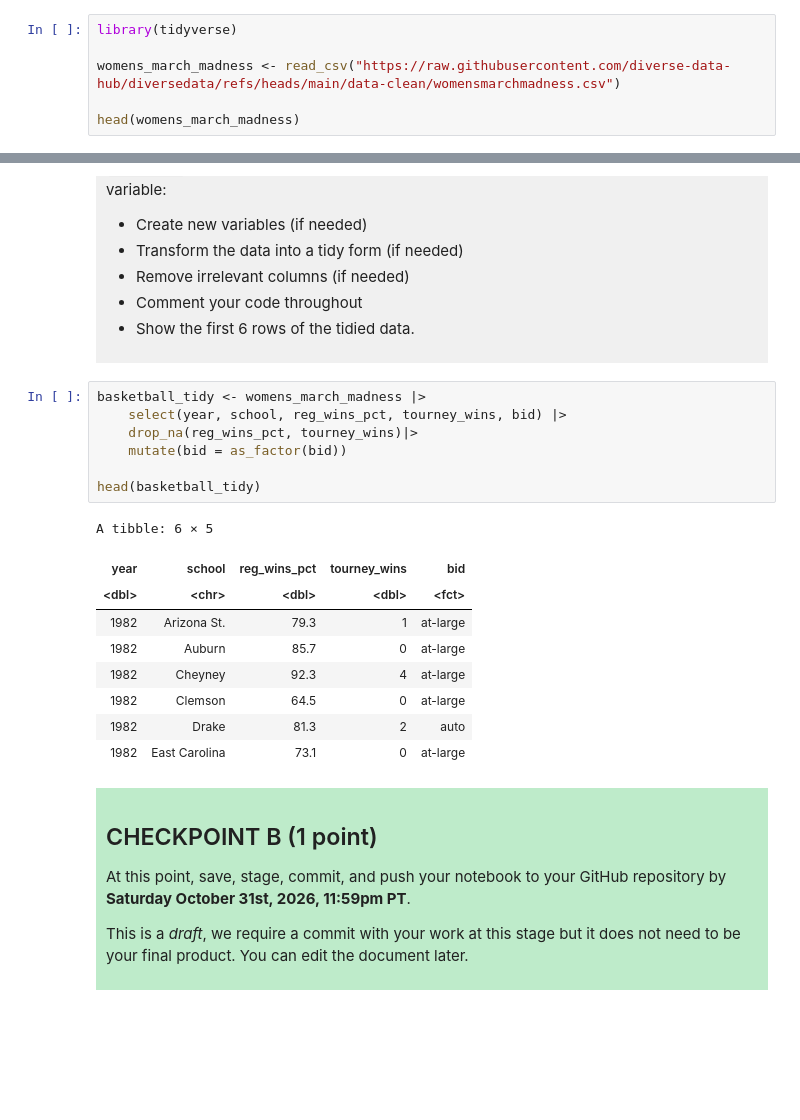
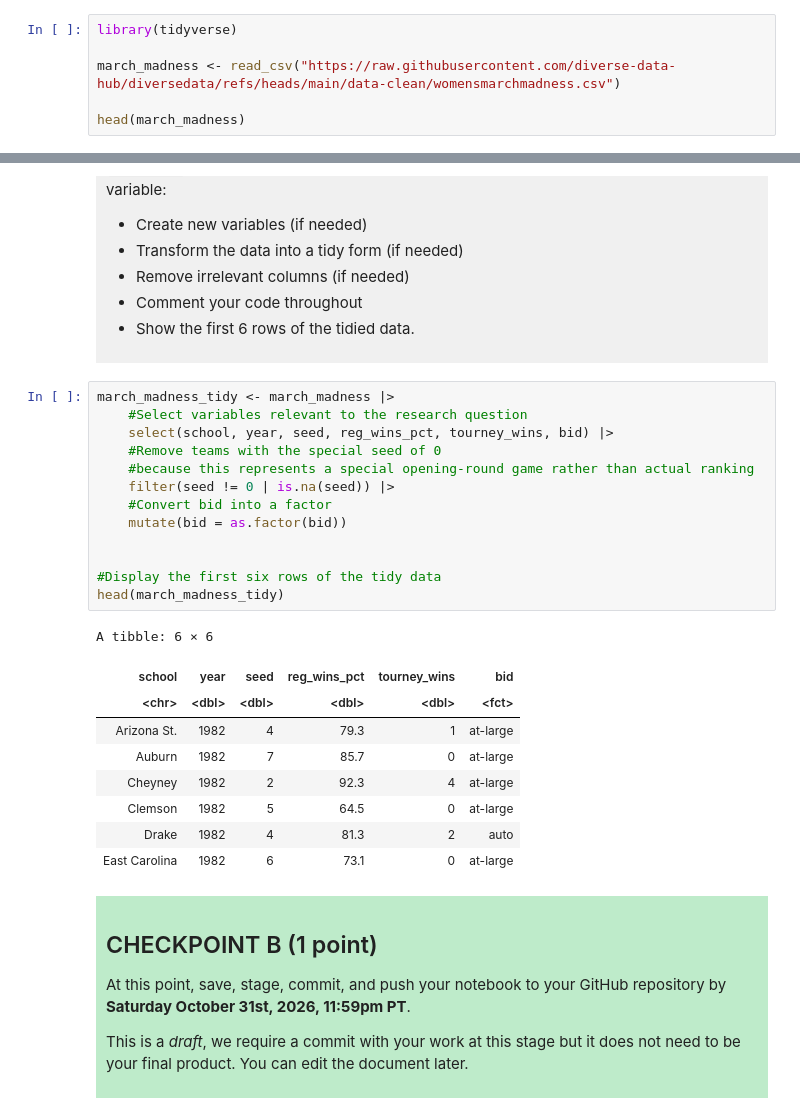
Before and after one commit to gchoi7489/dsci-100-project-grace-choi, a Jupyter notebook: dsci-100-project-notebook.ipynb, the cells around one changed output, grey strips where cells are left out. Saved outputs shown, nothing was run; the diff lists cells and outputs as text; blank space fills up the shorter version.

```diff
--- a/dsci-100-project-notebook.ipynb
+++ b/dsci-100-project-notebook.ipynb
@@ -130,9 +130,9 @@ To help you with the analysis, here is a table of descriptions of each of the va
 # %%
 library(tidyverse)
 
-womens_march_madness <- read_csv("https://raw.githubusercontent.com/diverse-data-hub/diversedata/refs/heads/main/data-clean/womensmarchmadness.csv")
+march_madness <- read_csv("https://raw.githubusercontent.com/diverse-data-hub/diversedata/refs/heads/main/data-clean/womensmarchmadness.csv")
 
-head(womens_march_madness)
+head(march_madness)
 # %% [output]
 ── Attaching core tidyverse packages ──────────────────────── tidyverse 2.0.0 ──
 ✔ dplyr     1.1.4     ✔ readr     2.1.5
@@ -220,22 +220,28 @@ Produce a tidy data set that could be used to answer your research question usin
 
 </div>
 # %%
-basketball_tidy <- womens_march_madness |>
-    select(year, school, reg_wins_pct, tourney_wins, bid) |>
-    drop_na(reg_wins_pct, tourney_wins)|>
-    mutate(bid = as_factor(bid))
+march_madness_tidy <- march_madness |>
+    #Select variables relevant to the research question
+    select(school, year, seed, reg_wins_pct, tourney_wins, bid) |>
+    #Remove teams with the special seed of 0
+    #because this represents a special opening-round game rather than actual ranking
+    filter(seed != 0 | is.na(seed)) |>
+    #Convert bid into a factor
+    mutate(bid = as.factor(bid))
 
-head(basketball_tidy)
+
+#Display the first six rows of the tidy data
+head(march_madness_tidy)
 # %% [output]
-A tibble: 6 × 5
+A tibble: 6 × 6
-| year | school | reg_wins_pct | tourney_wins | bid |
-| <dbl> | <chr> | <dbl> | <dbl> | <fct> |
-| 1982 | Arizona St. | 79.3 | 1 | at-large |
-| 1982 | Auburn | 85.7 | 0 | at-large |
-| 1982 | Cheyney | 92.3 | 4 | at-large |
-| 1982 | Clemson | 64.5 | 0 | at-large |
-| 1982 | Drake | 81.3 | 2 | auto |
-| 1982 | East Carolina | 73.1 | 0 | at-large |
+| school | year | seed | reg_wins_pct | tourney_wins | bid |
+| <chr> | <dbl> | <dbl> | <dbl> | <dbl> | <fct> |
+| Arizona St. | 1982 | 4 | 79.3 | 1 | at-large |
+| Auburn | 1982 | 7 | 85.7 | 0 | at-large |
+| Cheyney | 1982 | 2 | 92.3 | 4 | at-large |
+| Clemson | 1982 | 5 | 64.5 | 0 | at-large |
+| Drake | 1982 | 4 | 81.3 | 2 | auto |
+| East Carolina | 1982 | 6 | 73.1 | 0 | at-large |
 # %% [markdown]
 <div style="background-color: #beebca; padding: 10px;">
 
```
Also changed, not shown: parts of 5 cells of this notebook.
